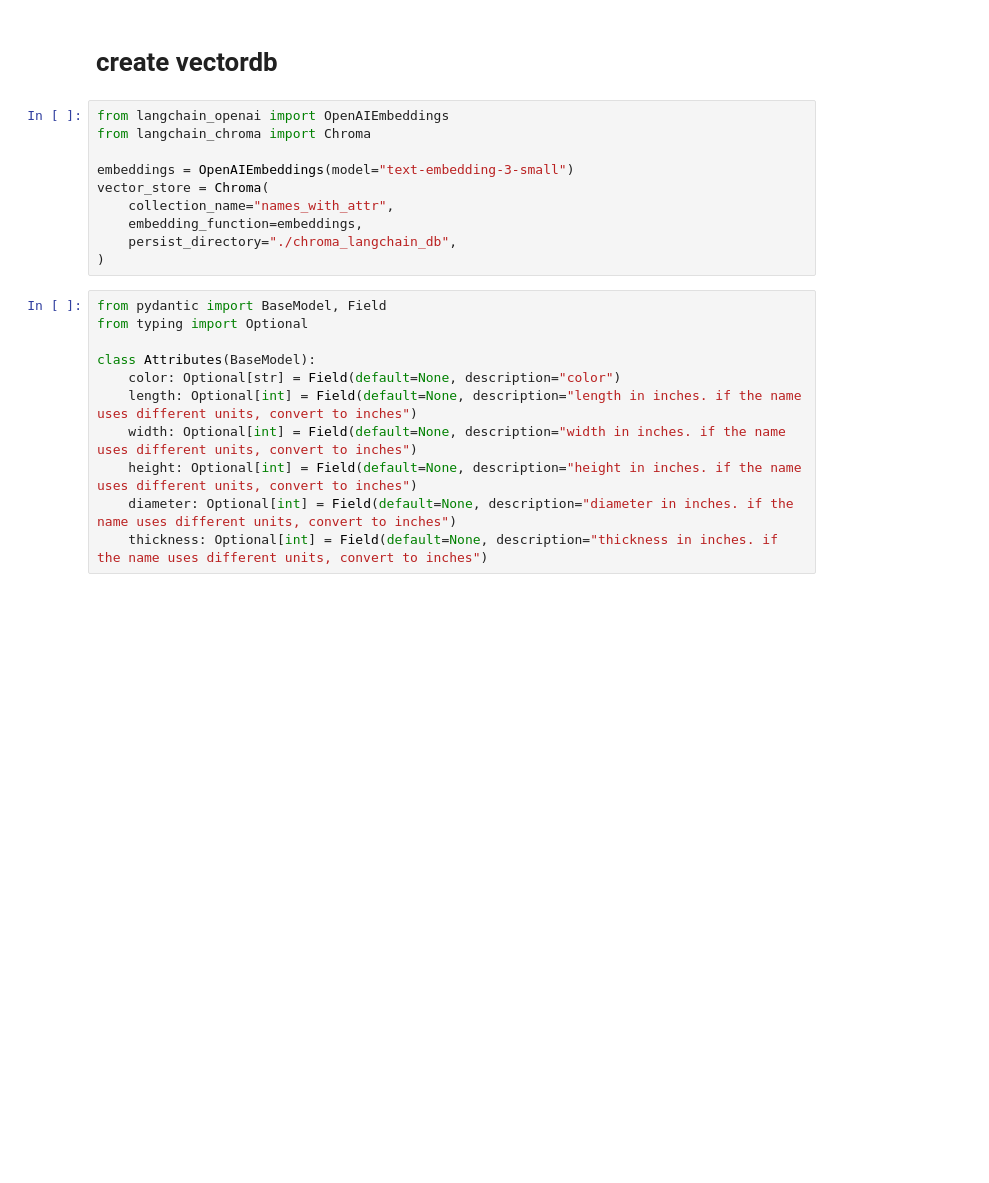
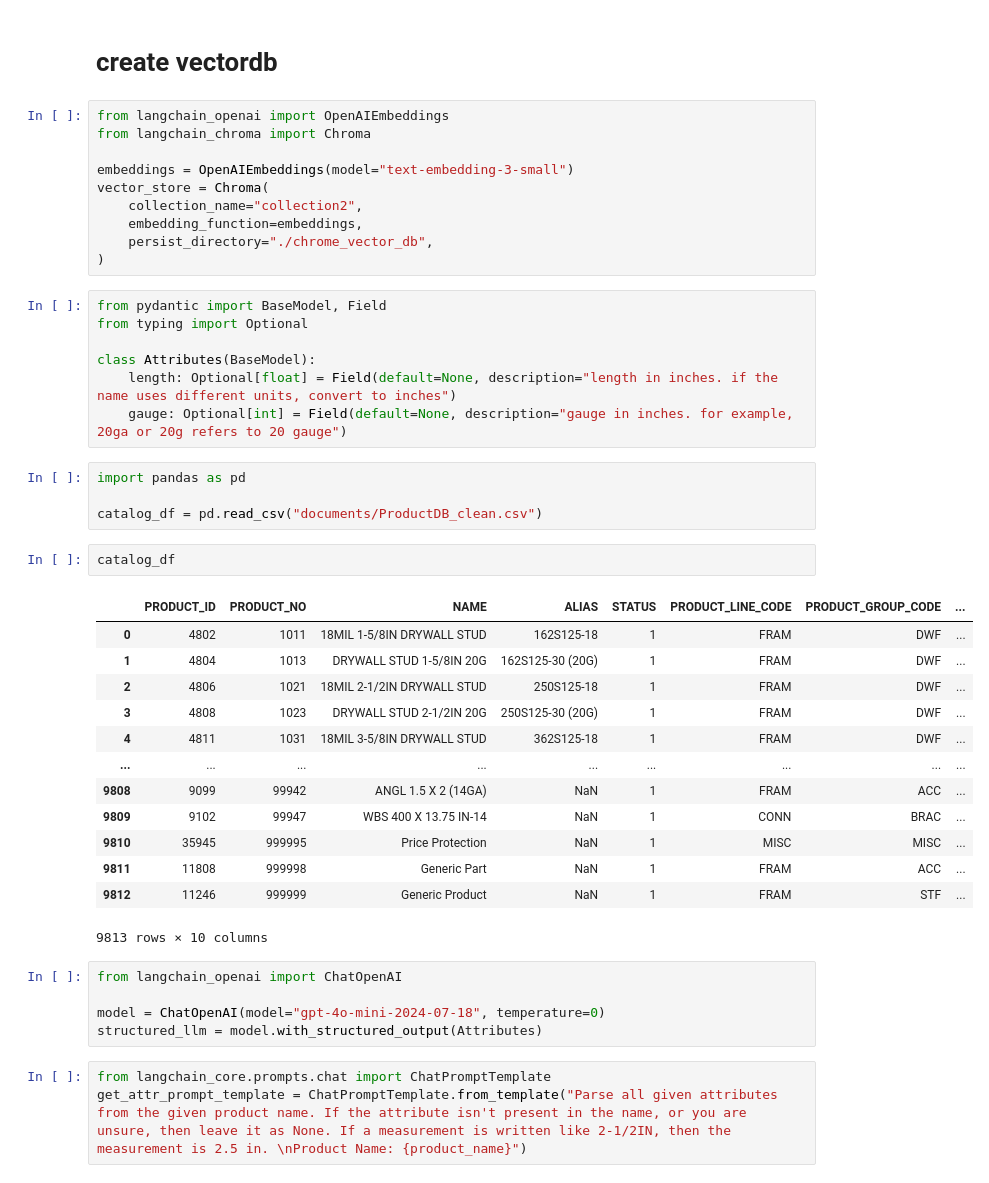
Before and after one commit to simnlee/product_matching_exercise, a Jupyter notebook: Create_vectordb_of_catalog.ipynb, the cells around one changed output. Cells and saved outputs as stored; diff of their text form; blank space fills up the shorter version.

```diff
--- a/Create_vectordb_of_catalog.ipynb
+++ b/Create_vectordb_of_catalog.ipynb
@@ -13,18 +13,42 @@ from langchain_chroma import Chroma
 
 embeddings = OpenAIEmbeddings(model="text-embedding-3-small")
 vector_store = Chroma(
-    collection_name="names_with_attr",
+    collection_name="collection2",
     embedding_function=embeddings,
-    persist_directory="./chroma_langchain_db",
+    persist_directory="./chrome_vector_db",
 )
 # %%
 from pydantic import BaseModel, Field
 from typing import Optional
 
 class Attributes(BaseModel):
-    color: Optional[str] = Field(default=None, description="color")
-    length: Optional[int] = Field(default=None, description="length in inches. if the name uses different units, convert to inches")
-    width: Optional[int] = Field(default=None, description="width in inches. if the name uses different units, convert to inches")
-    height: Optional[int] = Field(default=None, description="height in inches. if the name uses different units, convert to inches")
-    diameter: Optional[int] = Field(default=None, description="diameter in inches. if the name uses different units, convert to inches")
-    thickness: Optional[int] = Field(default=None, description="thickness in inches. if the name uses different units, convert to inches")
+    length: Optional[float] = Field(default=None, description="length in inches. if the name uses different units, convert to inches")
+    gauge: Optional[int] = Field(default=None, description="gauge in inches. for example, 20ga or 20g refers to 20 gauge")
+# %%
+import pandas as pd
+
+catalog_df = pd.read_csv("documents/ProductDB_clean.csv")
+# %%
+catalog_df
+# %% [output]
+|  | PRODUCT_ID | PRODUCT_NO | NAME | ALIAS | STATUS | PRODUCT_LINE_CODE | PRODUCT_GROUP_CODE | ... |
+| 0 | 4802 | 1011 | 18MIL 1-5/8IN DRYWALL STUD | 162S125-18 | 1 | FRAM | DWF | ... |
+| 1 | 4804 | 1013 | DRYWALL STUD 1-5/8IN 20G | 162S125-30 (20G) | 1 | FRAM | DWF | ... |
+| 2 | 4806 | 1021 | 18MIL 2-1/2IN DRYWALL STUD | 250S125-18 | 1 | FRAM | DWF | ... |
+| 3 | 4808 | 1023 | DRYWALL STUD 2-1/2IN 20G | 250S125-30 (20G) | 1 | FRAM | DWF | ... |
+| 4 | 4811 | 1031 | 18MIL 3-5/8IN DRYWALL STUD | 362S125-18 | 1 | FRAM | DWF | ... |
+| ... | ... | ... | ... | ... | ... | ... | ... | ... |
+| 9808 | 9099 | 99942 | ANGL 1.5 X 2 (14GA) | NaN | 1 | FRAM | ACC | ... |
+| 9809 | 9102 | 99947 | WBS 400 X 13.75 IN-14 | NaN | 1 | CONN | BRAC | ... |
+| 9810 | 35945 | 999995 | Price Protection | NaN | 1 | MISC | MISC | ... |
+| 9811 | 11808 | 999998 | Generic Part | NaN | 1 | FRAM | ACC | ... |
+| 9812 | 11246 | 999999 | Generic Product | NaN | 1 | FRAM | STF | ... |
+9813 rows × 10 columns
+# %%
+from langchain_openai import ChatOpenAI
+
+model = ChatOpenAI(model="gpt-4o-mini-2024-07-18", temperature=0)
+structured_llm = model.with_structured_output(Attributes)
+# %%
+from langchain_core.prompts.chat import ChatPromptTemplate
+get_attr_prompt_template = ChatPromptTemplate.from_template("Parse all given attributes from the given product name. If the attribute isn't present in the name, or you are unsure, then leave it as None. If a measurement is written like 2-1/2IN, then the measurement is 2.5 in. \nProduct Name: {product_name}")
```
Also changed, not shown: parts of 2 cells of this notebook, 1 other file.
